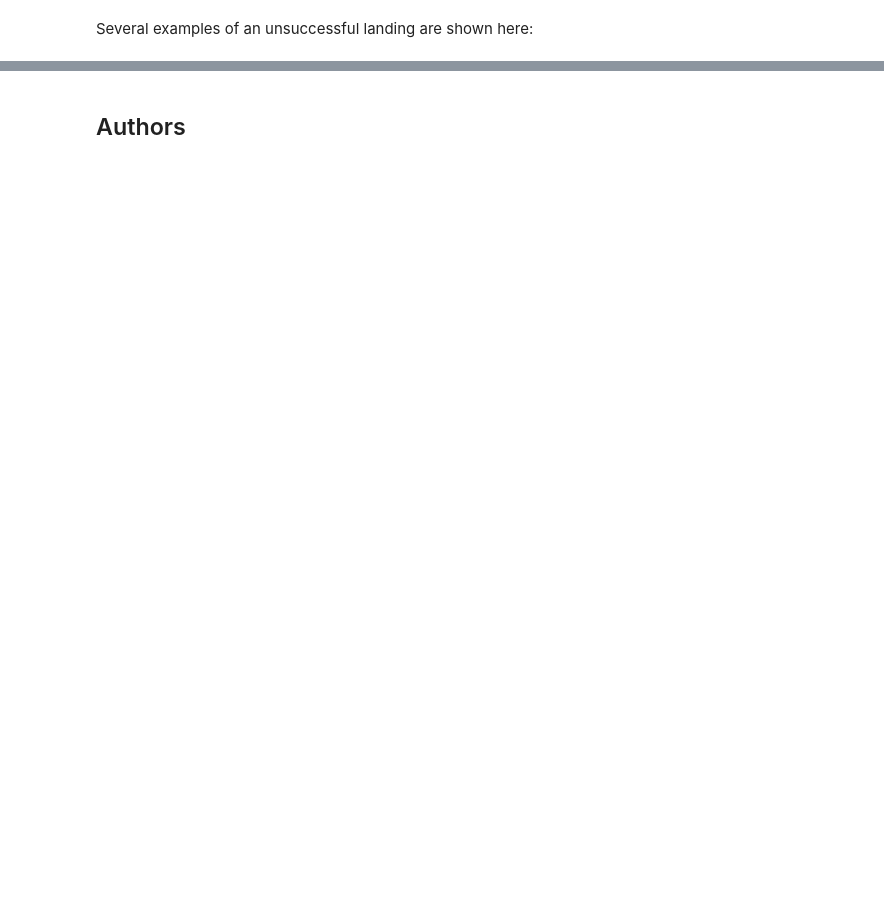
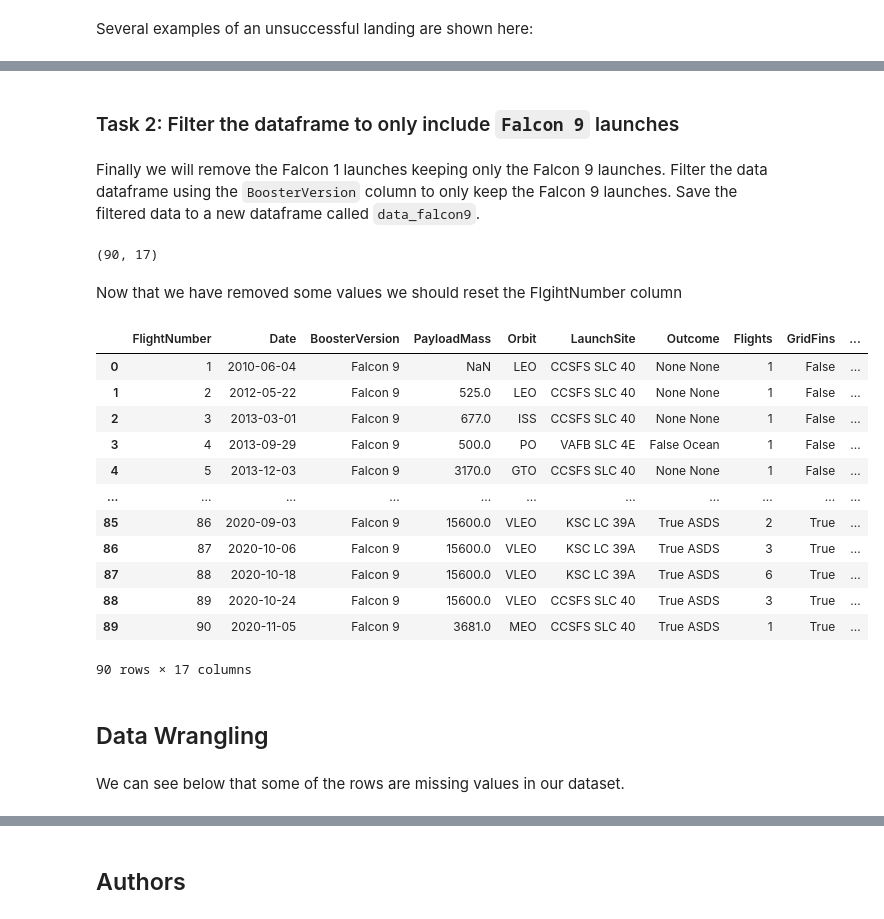
Before and after one commit to claudiohfg/ibm_space_y, a Jupyter notebook: Space_Y_002_SpaceX_Data_Collecting.ipynb, the cells around one changed output, grey strips where cells are left out. Cells and saved outputs as stored; diff of their text form; code cells hidden in the pictures; blank space fills up the shorter version.

```diff
--- a/Space_Y_002_SpaceX_Data_Collecting.ipynb
+++ b/Space_Y_002_SpaceX_Data_Collecting.ipynb
@@ -359,0 +145,17 @@ Following labs will be using a provided dataset to make each lab independent.
+# %%
+# Lets take a subset of our dataframe keeping only the features we want and the flight number, and date_utc.
+data = data[['rocket', 'payloads', 'launchpad', 'cores', 'flight_number', 'date_utc']]
+
+# We will remove rows with multiple cores because those are falcon rockets with 2 extra rocket boosters and rows that have multiple payloads in a single rocket.
+data = data[data['cores'].map(len)==1]
+data = data[data['payloads'].map(len)==1]
+
+# Since payloads and cores are lists of size 1 we will also extract the single value in the list and replace the feature.
+data['cores'] = data['cores'].map(lambda x : x[0])
+data['payloads'] = data['payloads'].map(lambda x : x[0])
+
+# We also want to convert the date_utc to a datetime datatype and then extracting the date leaving the time
+data['date'] = pd.to_datetime(data['date_utc']).dt.date
+
+# Using the date we will restrict the dates of the launches
+data = data[data['date'] <= datetime.date(2020, 11, 13)]
@@ -359,0 +219,18 @@ Following labs will be using a provided dataset to make each lab independent.
+# %%
+launch_dict = {'FlightNumber': list(data['flight_number']),
+'Date': list(data['date']),
+'BoosterVersion':BoosterVersion,
+'PayloadMass':PayloadMass,
+'Orbit':Orbit,
+'LaunchSite':LaunchSite,
+'Outcome':Outcome,
+'Flights':Flights,
+'GridFins':GridFins,
+'Reused':Reused,
+'Legs':Legs,
+'LandingPad':LandingPad,
+'Block':Block,
+'ReusedCount':ReusedCount,
+'Serial':Serial,
+'Longitude': Longitude,
+'Latitude': Latitude}
@@ -359,0 +239,3 @@ Following labs will be using a provided dataset to make each lab independent.
+# %%
+# Create a data from launch_dict
+df = pd.DataFrame.from_dict(launch_dict)
@@ -359,0 +254,4 @@ Following labs will be using a provided dataset to make each lab independent.
+# %% [markdown]
+### Task 2: Filter the dataframe to only include `Falcon 9` launches
+# %% [markdown]
+Finally we will remove the Falcon 1 launches keeping only the Falcon 9 launches. Filter the data dataframe using the <code>BoosterVersion</code> column to only keep the Falcon 9 launches. Save the filtered data to a new dataframe called <code>data_falcon9</code>.
@@ -359,0 +260,31 @@ Following labs will be using a provided dataset to make each lab independent.
+# %%
+data_falcon9.shape
+# %% [output]
+(90, 17)
+# %%
+# Hint data['BoosterVersion']!='Falcon 1'
+data_falcon9 = df.loc[df['BoosterVersion']!='Falcon 1'].reset_index(drop=True)
+# %% [markdown]
+Now that we have removed some values we should reset the FlgihtNumber column
+# %%
+data_falcon9.loc[:,('FlightNumber')] = data_falcon9.index
+data_falcon9.FlightNumber = data_falcon9.FlightNumber + 1
+data_falcon9
+# %% [output]
+|  | FlightNumber | Date | BoosterVersion | PayloadMass | Orbit | LaunchSite | Outcome | Flights | GridFins | ... |
+| 0 | 1 | 2010-06-04 | Falcon 9 | NaN | LEO | CCSFS SLC 40 | None None | 1 | False | ... |
+| 1 | 2 | 2012-05-22 | Falcon 9 | 525.0 | LEO | CCSFS SLC 40 | None None | 1 | False | ... |
+| 2 | 3 | 2013-03-01 | Falcon 9 | 677.0 | ISS | CCSFS SLC 40 | None None | 1 | False | ... |
+| 3 | 4 | 2013-09-29 | Falcon 9 | 500.0 | PO | VAFB SLC 4E | False Ocean | 1 | False | ... |
+| 4 | 5 | 2013-12-03 | Falcon 9 | 3170.0 | GTO | CCSFS SLC 40 | None None | 1 | False | ... |
+| ... | ... | ... | ... | ... | ... | ... | ... | ... | ... | ... |
+| 85 | 86 | 2020-09-03 | Falcon 9 | 15600.0 | VLEO | KSC LC 39A | True ASDS | 2 | True | ... |
+| 86 | 87 | 2020-10-06 | Falcon 9 | 15600.0 | VLEO | KSC LC 39A | True ASDS | 3 | True | ... |
+| 87 | 88 | 2020-10-18 | Falcon 9 | 15600.0 | VLEO | KSC LC 39A | True ASDS | 6 | True | ... |
+| 88 | 89 | 2020-10-24 | Falcon 9 | 15600.0 | VLEO | CCSFS SLC 40 | True ASDS | 3 | True | ... |
+| 89 | 90 | 2020-11-05 | Falcon 9 | 3681.0 | MEO | CCSFS SLC 40 | True ASDS | 1 | True | ... |
+90 rows × 17 columns
+# %% [markdown]
+## Data Wrangling
+# %% [markdown]
+We can see below that some of the rows are missing values in our dataset.
```
Also changed, not shown: parts of 114 cells of this notebook.
